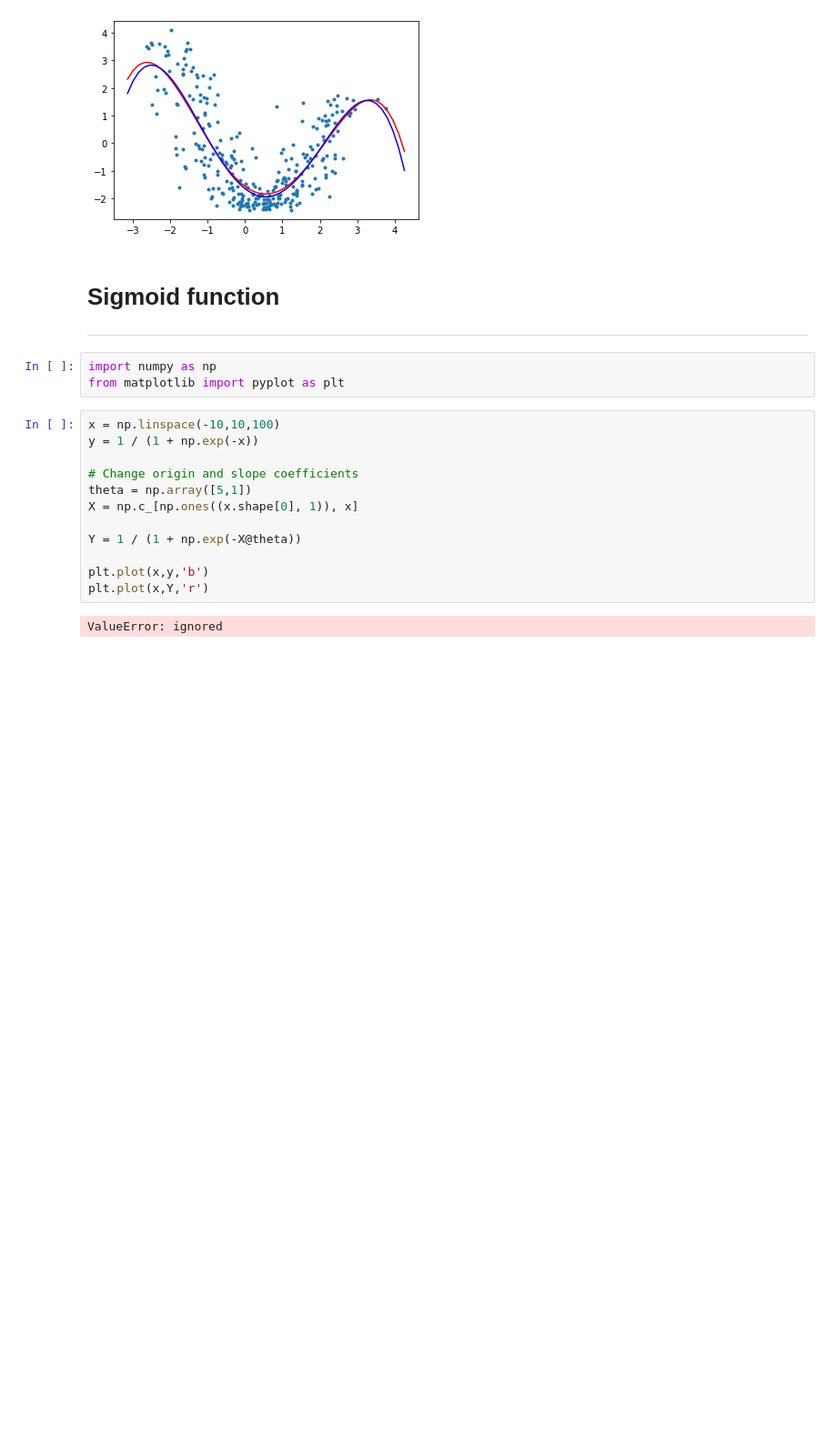
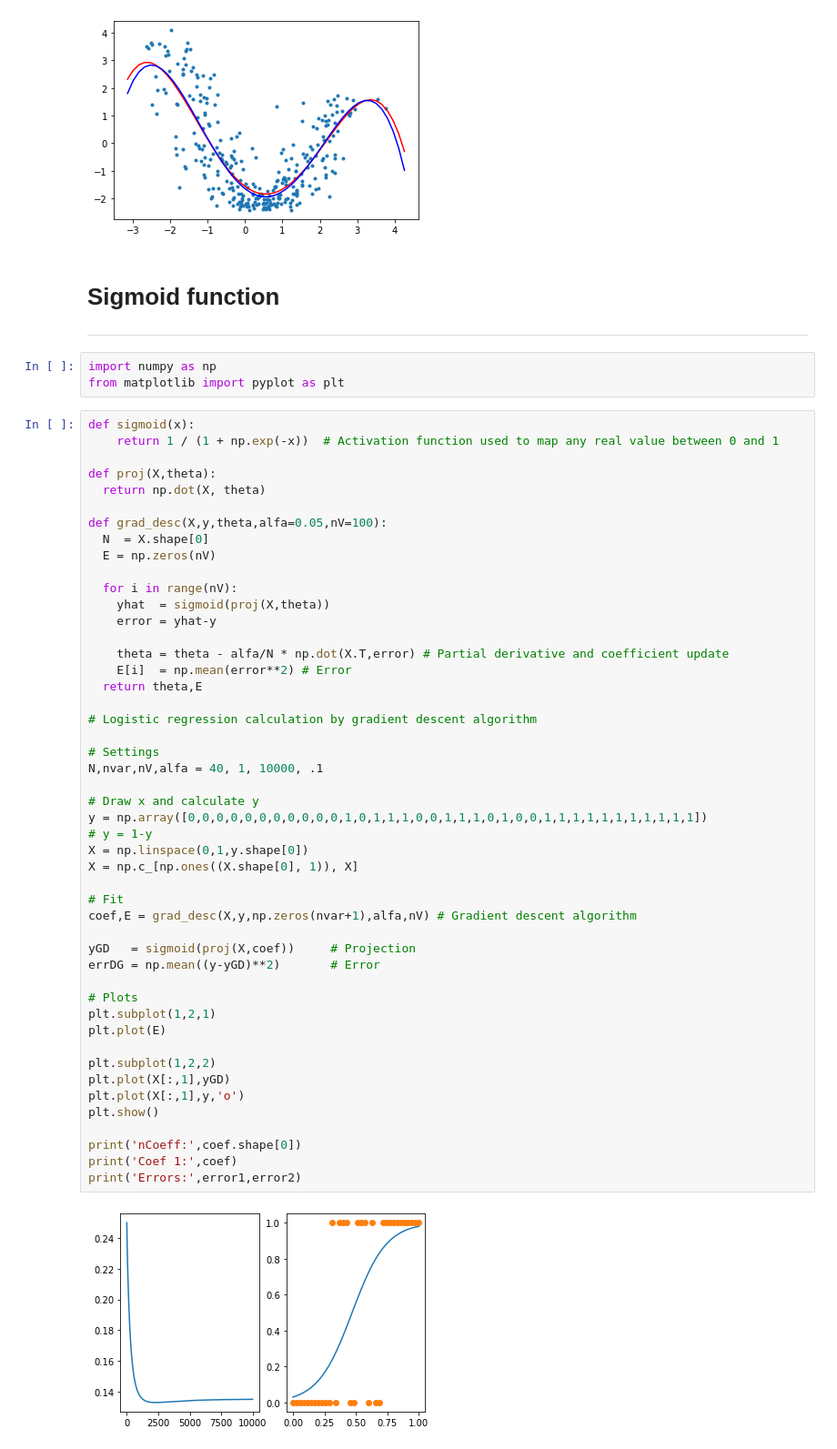
Before and after one commit to Tizartijo/LearnPhy_ML, a Jupyter notebook: Gradient_descent.ipynb, the cells around one changed output. Shown at 91% size. Drawn from its saved outputs; the diff is of its cells as text; blank space fills up the shorter version.

```diff
--- a/Gradient_descent.ipynb
+++ b/Gradient_descent.ipynb
@@ -246,17 +219,53 @@ plt.show()
 # %%
 import numpy as np
 from matplotlib import pyplot as plt
-# %%
-x = np.linspace(-10,10,100)
-y = 1 / (1 + np.exp(-x))
-
-# Change origin and slope coefficients
-theta = np.array([5,1])
-X = np.c_[np.ones((x.shape[0], 1)), x]
-
-Y = 1 / (1 + np.exp(-X@theta))
-
-plt.plot(x,y,'b')
-plt.plot(x,Y,'r')
-# %% [output]
-ValueError: ignored
+# %%
+def sigmoid(x):
+    return 1 / (1 + np.exp(-x))  # Activation function used to map any real value between 0 and 1
+
+def proj(X,theta):
+  return np.dot(X, theta)
+
+def grad_desc(X,y,theta,alfa=0.05,nV=100):
+  N  = X.shape[0]
+  E = np.zeros(nV)
+
+  for i in range(nV):
+    yhat  = sigmoid(proj(X,theta))
+    error = yhat-y
+
+    theta = theta - alfa/N * np.dot(X.T,error) # Partial derivative and coefficient update
+    E[i]  = np.mean(error**2) # Error
+  return theta,E
+
+# Logistic regression calculation by gradient descent algorithm
+
+# Settings
+N,nvar,nV,alfa = 40, 1, 10000, .1
+
+# Draw x and calculate y
+y = np.array([0,0,0,0,0,0,0,0,0,0,0,1,0,1,1,1,0,0,1,1,1,0,1,0,0,1,1,1,1,1,1,1,1,1,1,1])
+# y = 1-y
+X = np.linspace(0,1,y.shape[0])
+X = np.c_[np.ones((X.shape[0], 1)), X]
+
+# Fit
+coef,E = grad_desc(X,y,np.zeros(nvar+1),alfa,nV) # Gradient descent algorithm
+
+yGD   = sigmoid(proj(X,coef))     # Projection
+errDG = np.mean((y-yGD)**2)       # Error
+
+# Plots
+plt.subplot(1,2,1)
+plt.plot(E)
+
+plt.subplot(1,2,2)
+plt.plot(X[:,1],yGD)
+plt.plot(X[:,1],y,'o')
+plt.show()
+
+print('nCoeff:',coef.shape[0])
+print('Coef 1:',coef)
+print('Errors:',error1,error2)
+# %% [output]
+[figure, added]
```
Also changed, not shown: parts of 16 cells of this notebook.
